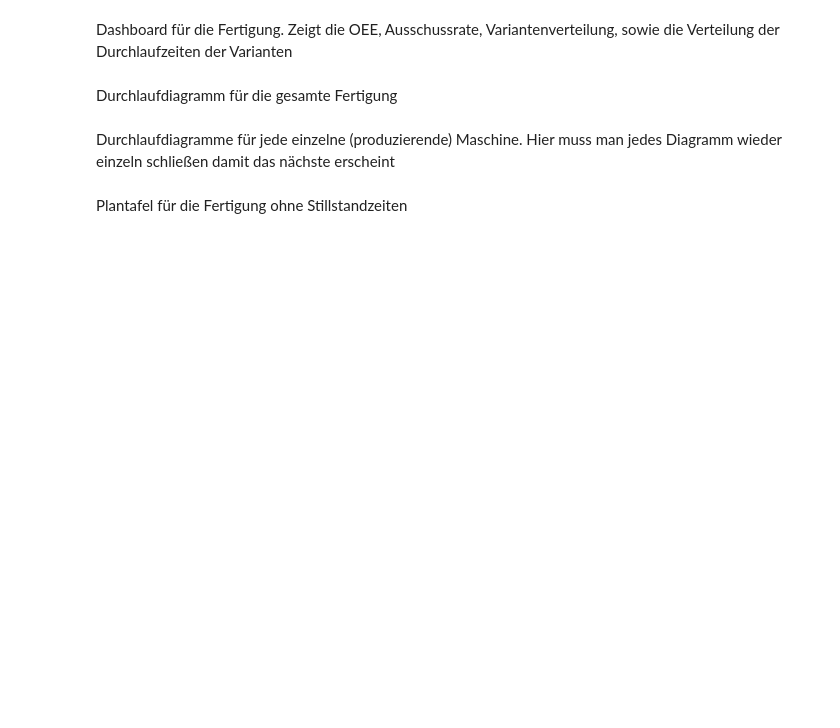
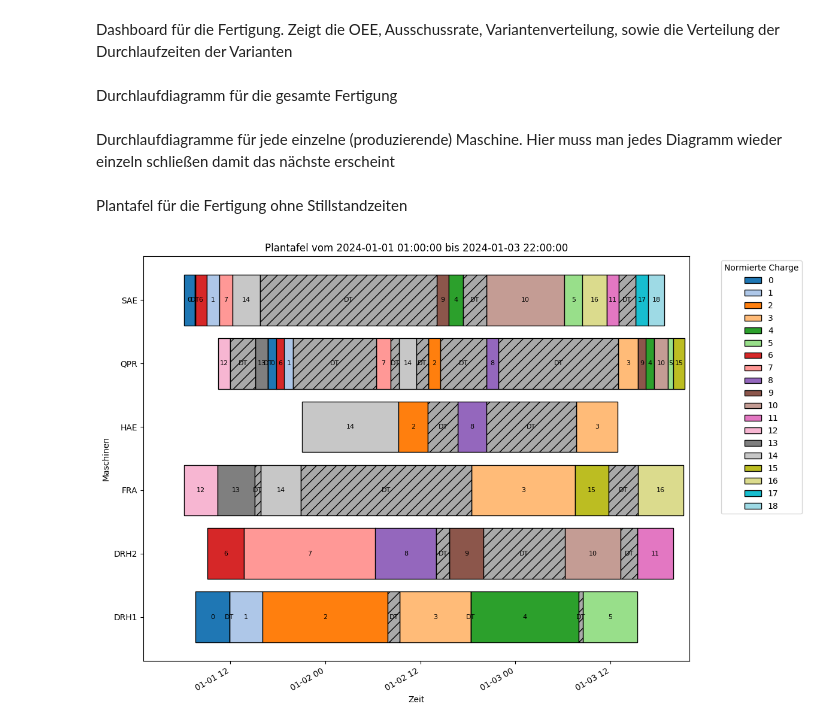
Before and after one commit to LGehlauf/SPP24, a Jupyter notebook: Fertigungsauswertung.ipynb, the cells around one changed output. Cells and saved outputs as stored; diff of their text form; code cells hidden in the pictures; blank space fills up the shorter version.

```diff
--- a/Fertigungsauswertung.ipynb
+++ b/Fertigungsauswertung.ipynb
@@ -437,12 +437,13 @@ Plantafel für die Fertigung ohne Stillstandzeiten
 import pandas as pd
 import matplotlib.pyplot as plt
 from matplotlib.dates import date2num
+import matplotlib.patches as patches
 import datetime
 import sqlite3
 
 #Hier gewünschten Beobachtungszeitraum definieren
 start_vor = "2024-01-01 01:00:00"
-ende_vor = "2024-01-04 10:00:00"
+ende_vor = "2024-01-03 22:00:00"
 
 
 
@@ -463,7 +464,9 @@ auftraege_data['abtransport'] = pd.to_datetime(auftraege_data['abtransport'])
 # Schließen der Verbindung zur Datenbank
 conn.close()
 
-print(auftraege_data)
+#Debugging
+
+#print(auftraege_data)
 
 # Funktion zur Erstellung der Plantafel
 import matplotlib.cm as cm
@@ -476,6 +479,9 @@ def Plantafel(start_date, end_date, data):
         (data['abtransport'] <= pd.Timestamp(end_date))
     ]
 
+    # Sortieren der Daten nach Maschinen und Startzeit
+    filtered_data = filtered_data.sort_values(by=['bmg', 'start_ruesten'])
+
     # Normierung der Chargen
     unique_charges = filtered_data['Charge'].unique()
     charge_mapping = {charge: idx for idx, charge in enumerate(unique_charges)}
@@ -483,42 +489,64 @@ def Plantafel(start_date, end_date, data):
 
     # Farben für verschiedene Chargen definieren
     color_map = cm.get_cmap('tab20', len(unique_charges))
     charge_colors = {idx: mcolors.rgb2hex(color_map(i)) for i, idx in enumerate(charge_mapping.values())}
 
+    # Berechnung der Stillstandszeiten
+    idle_times = []
+    for machine, group in filtered_data.groupby('bmg'):
+        group = group.sort_values('start_ruesten')
+        for i in range(len(group) - 1):
+            current_end = group.iloc[i]['abtransport']
+            next_start = group.iloc[i + 1]['start_ruesten']
+            if current_end < next_start:  # Es gibt eine Lücke
+                idle_times.append({
+                    'bmg': machine,
+                    'start_idle': current_end,
+                    'end_idle': next_start
+                })
+
     # Gantt-Diagramm erstellen
     fig, ax = plt.subplots(figsize=(12, 8))
     for i, row in filtered_data.iterrows():
         start = row['start_ruesten']
         end = row['abtransport']
         color = charge_colors[row['Charge_norm']]
         ax.barh(row['bmg'], date2num(end) - date2num(start), left=date2num(start),
                 color=color, edgecolor='black', label=row['Charge_norm'] if row['Charge_norm'] not in ax.get_legend_handles_labels()[1] else "")
-        #Normierte Charge in der Mitte der Balken hinzufügen
+        # Normierte Charge in der Mitte der Balken hinzufügen
         ax.text(date2num(start) + (date2num(end) - date2num(start)) / 2,
-            row['bmg'],  # Vertikale Position basierend auf 'bmg'
-            str(row['Charge_norm']),
-            ha='center', va='center', fontsize=8, color='black')
+                row['bmg'],  # Vertikale Position basierend auf 'bmg'
+                str(row['Charge_norm']),
+                ha='center', va='center', fontsize=8, color='black')
 
+    # Stillstandszeiten hinzufügen (mit Schraffur)
+    for idle in idle_times:
+        start_idle = idle['start_idle']
+        end_idle = idle['end_idle']
+        ax.barh(idle['bmg'], date2num(end_idle) - date2num(start_idle), left=date2num(start_idle),
+                color='darkgray', edgecolor='black', hatch='//', alpha=1)
+        ax.text(date2num(start_idle) + (date2num(end_idle) - date2num(start_idle)) / 2,
+                idle['bmg'],  # Vertikale Position basierend auf 'bmg'
+                'DT',
+                ha='center', va='center', fontsize=8, color='black')
 
+    # Achsen und Titel anpassen
     ax.set_xlim(pd.Timestamp(start_date), pd.Timestamp(end_date))
-    # Achsen und Titel anpassen
     ax.set_xlabel("Zeit")
     ax.set_ylabel("Maschinen")
-    ax.set_title(f"Plantafel vom {start_vor} bis {ende_vor}")
+    ax.set_title(f"Plantafel vom {start_date} bis {end_date}")
     ax.xaxis_date()
     fig.autofmt_xdate()
 
     # Legende hinzufügen
     handles, labels = ax.get_legend_handles_labels()
     by_label = dict(zip(labels, handles))
     ax.legend(by_label.values(), by_label.keys(), title="Normierte Charge", loc='upper left', bbox_to_anchor=(1.05, 1))
 
     plt.tight_layout()
     plt.show()
 
-# Beispielaufruf mit einem festen Zeitraum
-Plantafel(start_vor,ende_vor, auftraege_data)
-
-
-
-#Eintragen von Stillstandszeiten
+# Aufrauf der Funktion
+Plantafel(start_vor, ende_vor, auftraege_data)
+# %% [output]
+[figure, added]
```
